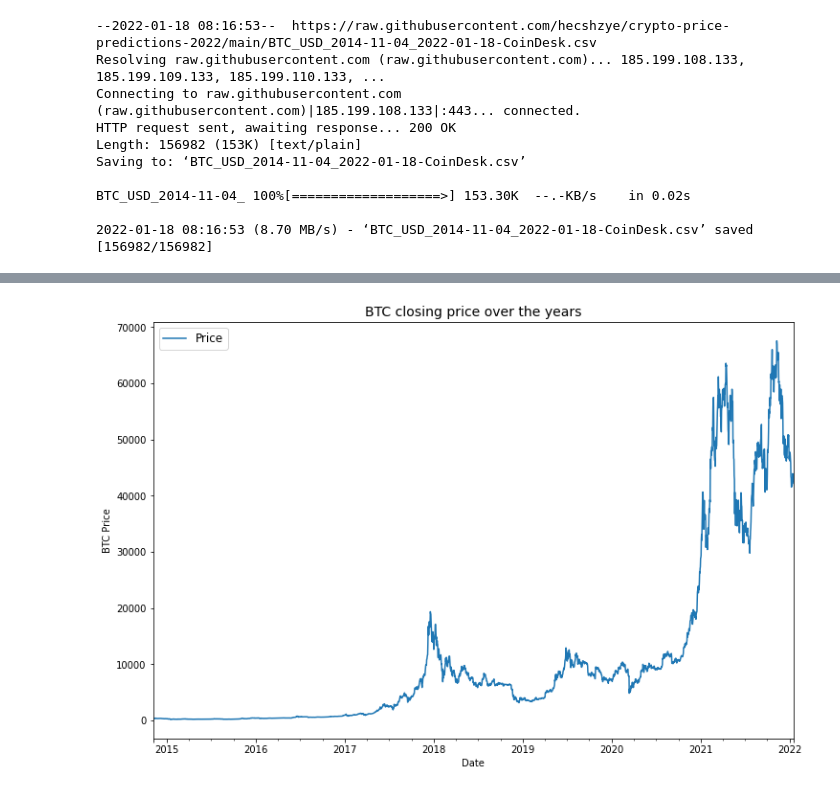
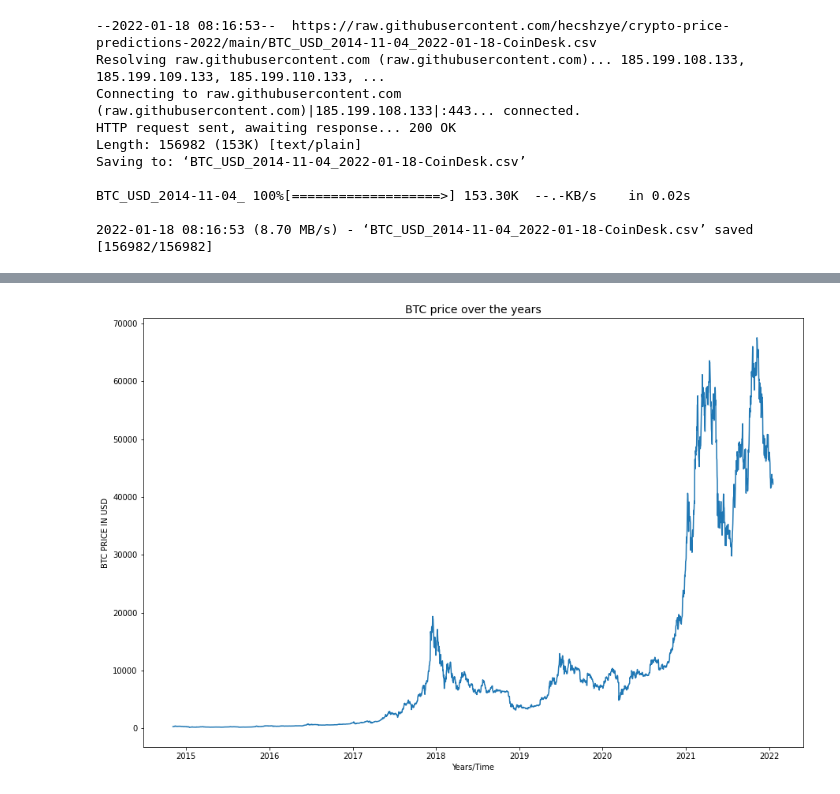
Before and after one commit to hecshzye/crypto-price-predictions-2022, a Jupyter notebook: crypto_price_prediction.ipynb, the cells around one changed output, grey strips where cells are left out. Cells and saved outputs as stored; diff of their text form; code cells hidden in the pictures.

```diff
--- a/crypto_price_prediction.ipynb
+++ b/crypto_price_prediction.ipynb
@@ -95,9 +60,20 @@ memory usage: 123.4+ KB
-# %%
-# EDA, checking for closing price
-bitcoin_prices = pd.DataFrame(df["Closing Price (USD)"]).rename(columns={"Closing Price (USD)": "Price"})
-bitcoin_prices.plot(figsize=(12, 8))
-plt.ylabel("BTC Price")
-plt.title("BTC closing price over the years", fontsize=14)
-plt.legend(fontsize=12);
-# %% [output]
-[figure, removed]
+# %%
+# Importing, formatting and EDA
+from datetime import datetime
+timesteps = []
+btc_price = []
+with open("/content/BTC_USD_2014-11-04_2022-01-18-CoinDesk.csv", "r") as f:
+  csv_reader = csv.reader(f, delimiter=",")
+  next(csv_reader)
+  for line in csv_reader:
+    timesteps.append(datetime.strptime(line[1], "%Y-%m-%d"))
+    btc_price.append(float(line[2]))
+
+# Plotting
+plt.figure(figsize=(15, 10))
+plt.plot(timesteps, btc_price)
+plt.title("BTC price over the years", fontsize=14)
+plt.ylabel("BTC PRICE IN USD")
+plt.xlabel("Years/Time");
+# %% [output]
+[figure, added]
```
Also changed, not shown: parts of 5 cells of this notebook.
